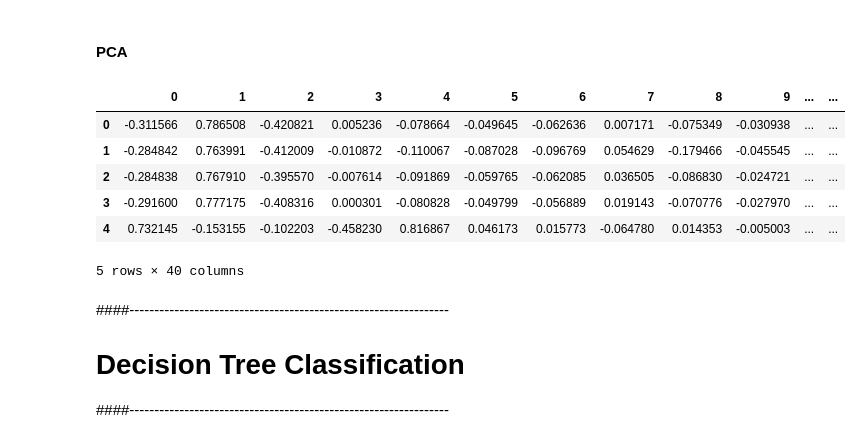
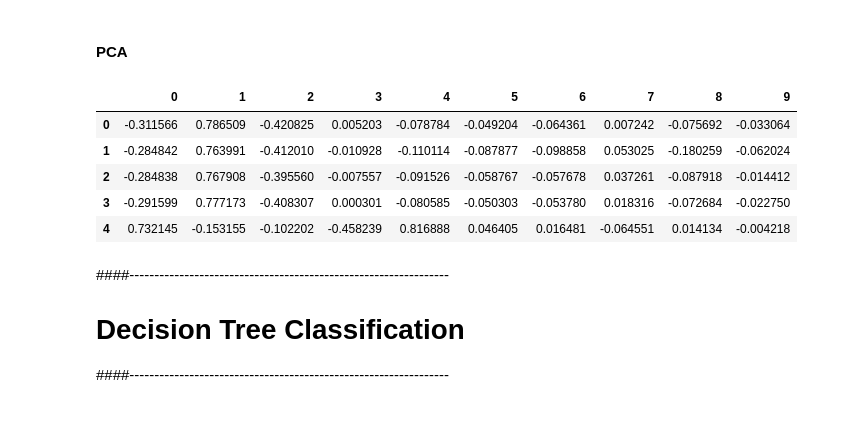
Before and after one commit to ngocbaosp/ML-Projects, a Jupyter notebook: notebooks/DT.ipynb, the cells around one changed output. Drawn from its saved outputs; the diff is of its cells as text; code cells hidden in the pictures.

```diff
--- a/notebooks/DT.ipynb
+++ b/notebooks/DT.ipynb
@@ -42,17 +42,16 @@ Normalized_Data = myLib.myNormalize(X_Data)
 # %% [markdown]
 #### PCA
 # %%
-n_components=0.95
+n_components=10
 PCA_Data = myLib.myPCA(Normalized_Data,n_components)
 PCA_Data.head()
 # %% [output]
-|  | 0 | 1 | 2 | 3 | 4 | 5 | 6 | 7 | 8 | 9 | ... | ... |
-| 0 | -0.311566 | 0.786508 | -0.420821 | 0.005236 | -0.078664 | -0.049645 | -0.062636 | 0.007171 | -0.075349 | -0.030938 | ... | ... |
-| 1 | -0.284842 | 0.763991 | -0.412009 | -0.010872 | -0.110067 | -0.087028 | -0.096769 | 0.054629 | -0.179466 | -0.045545 | ... | ... |
-| 2 | -0.284838 | 0.767910 | -0.395570 | -0.007614 | -0.091869 | -0.059765 | -0.062085 | 0.036505 | -0.086830 | -0.024721 | ... | ... |
-| 3 | -0.291600 | 0.777175 | -0.408316 | 0.000301 | -0.080828 | -0.049799 | -0.056889 | 0.019143 | -0.070776 | -0.027970 | ... | ... |
-| 4 | 0.732145 | -0.153155 | -0.102203 | -0.458230 | 0.816867 | 0.046173 | 0.015773 | -0.064780 | 0.014353 | -0.005003 | ... | ... |
+|  | 0 | 1 | 2 | 3 | 4 | 5 | 6 | 7 | 8 | 9 |
+| 0 | -0.311566 | 0.786509 | -0.420825 | 0.005203 | -0.078784 | -0.049204 | -0.064361 | 0.007242 | -0.075692 | -0.033064 |
+| 1 | -0.284842 | 0.763991 | -0.412010 | -0.010928 | -0.110114 | -0.087877 | -0.098858 | 0.053025 | -0.180259 | -0.062024 |
+| 2 | -0.284838 | 0.767908 | -0.395560 | -0.007557 | -0.091526 | -0.058767 | -0.057678 | 0.037261 | -0.087918 | -0.014412 |
+| 3 | -0.291599 | 0.777173 | -0.408307 | 0.000301 | -0.080585 | -0.050303 | -0.053780 | 0.018316 | -0.072684 | -0.022750 |
+| 4 | 0.732145 | -0.153155 | -0.102202 | -0.458239 | 0.816888 | 0.046405 | 0.016481 | -0.064551 | 0.014134 | -0.004218 |
-5 rows × 40 columns
 # %% [markdown]
 ####----------------------------------------------------------------
 # Decision Tree Classification
```
Also changed, not shown: parts of 16 cells of this notebook.
